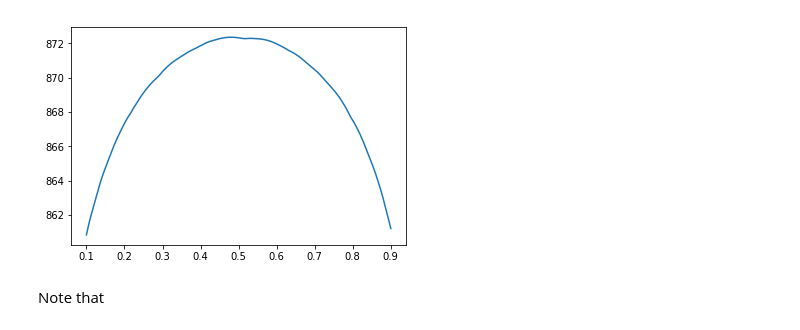
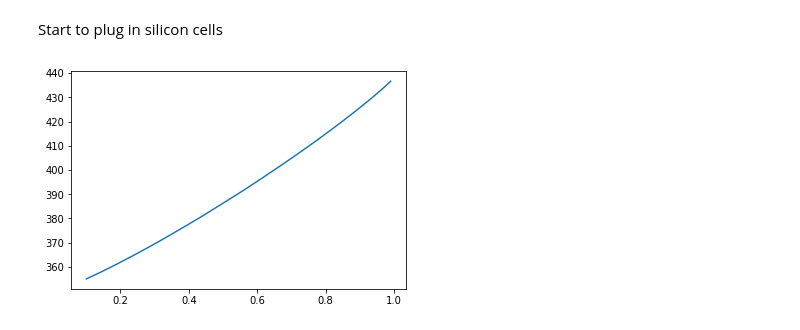
Before and after one commit to kanhua/pypvcell, a Jupyter notebook: examples/PCSC calculation/Naive PCSC v3.ipynb, the cells around one changed output. Saved outputs shown, nothing was run; the diff lists cells and outputs as text; code cells hidden in the pictures.

```diff
--- a/examples/PCSC calculation/Naive PCSC v3.ipynb
+++ b/examples/PCSC calculation/Naive PCSC v3.ipynb
@@ -43,7 +42,7 @@ Test case 1: III-V area is smaller than concentrated area
 # %%
-a_3=1 #III-V cell area
-a_c=0.01 #concentrated sunlight area
-f_c_arr=np.linspace(0.1,0.9,num=200)
+a_3=0.5 #III-V cell area
+a_c=0.2 #concentrated sunlight area
+f_c_arr=np.linspace(0.1,0.99,num=200)
 
 tp_arr=[]
 for f in f_c_arr:
@@ -60,0 +60,14 @@ Test case 2: III-V area is larger than the concentrated area
+# %%
+a_3=0.5 #III-V cell area
+a_c=0.3 #concentrated sunlight area
+f_c_arr=np.linspace(0.1,0.99,num=200)
+
+tp_arr=[]
+for f in f_c_arr:
+    tp=calc_tp(std_ill,1,a_3=a_3,a_c=a_c,f_c=f,eta_s=no_bot_cell,eta_3=eta_3)
+    tp_arr.append(tp)
+
+tp_arr=np.array(tp_arr)
+
+plt.plot(f_c_arr,tp_arr)
+plt.show()
@@ -60,0 +84,13 @@ Test case 2: III-V area is larger than the concentrated area
+# %%
+a_c_arr=np.logspace(-3,np.log10(0.999),num=100) #concentrated sunlight area
+f_c=0.99
+
+tp_arr=[]
+for a_c in a_c_arr:
+    tp=calc_tp(std_ill,1,a_3=a_c,a_c=a_c,f_c=f_c,eta_s=no_bot_cell,eta_3=eta_3)
+    tp_arr.append(tp)
+
+tp_arr=np.array(tp_arr)
+
+plt.semilogx(a_c_arr,tp_arr)
+plt.show()
@@ -61,18 +106,18 @@ Test case 2: III-V area is larger than the concentrated area
+# %% [markdown]
+Start to plug in silicon cells
 # %%
-a_3=1 #III-V cell area
-a_c=0.01 #concentrated sunlight area
-f_c_arr=np.linspace(0.1,0.9,num=200)
+a_3=0.5 #III-V cell area
+a_c=0.2 #concentrated sunlight area
+f_c_arr=np.linspace(0.1,0.99,num=200)
 
 tp_arr=[]
 for f in f_c_arr:
     tp=calc_tp(std_ill,1,a_3=a_3,a_c=a_c,f_c=f,eta_s=eta_s,eta_3=eta_3)
     tp_arr.append(tp)
 
 tp_arr=np.array(tp_arr)
 
 plt.plot(f_c_arr,tp_arr)
 plt.show()
 # %% [output]
-[figure, old version]
+[figure, new version]
-# %% [markdown]
-Note that
```
Also changed, not shown: parts of 33 cells of this notebook, 2 other files.
